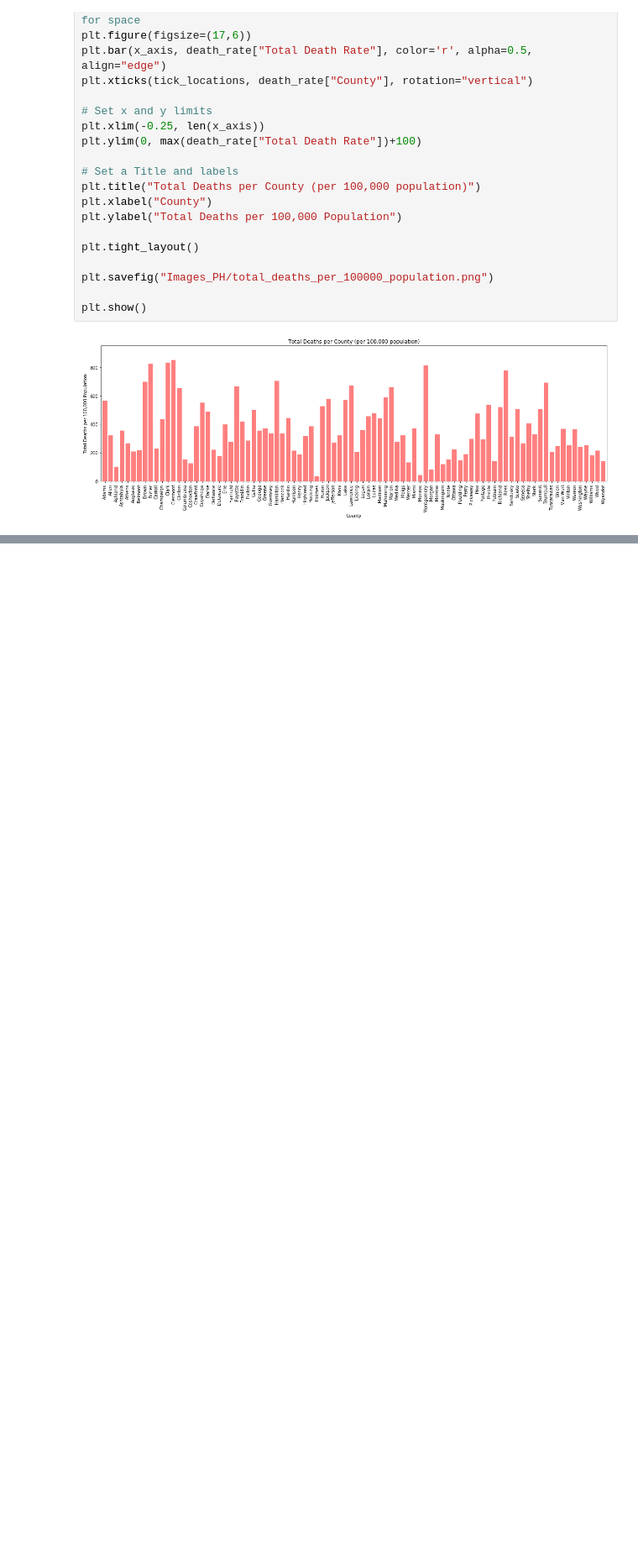
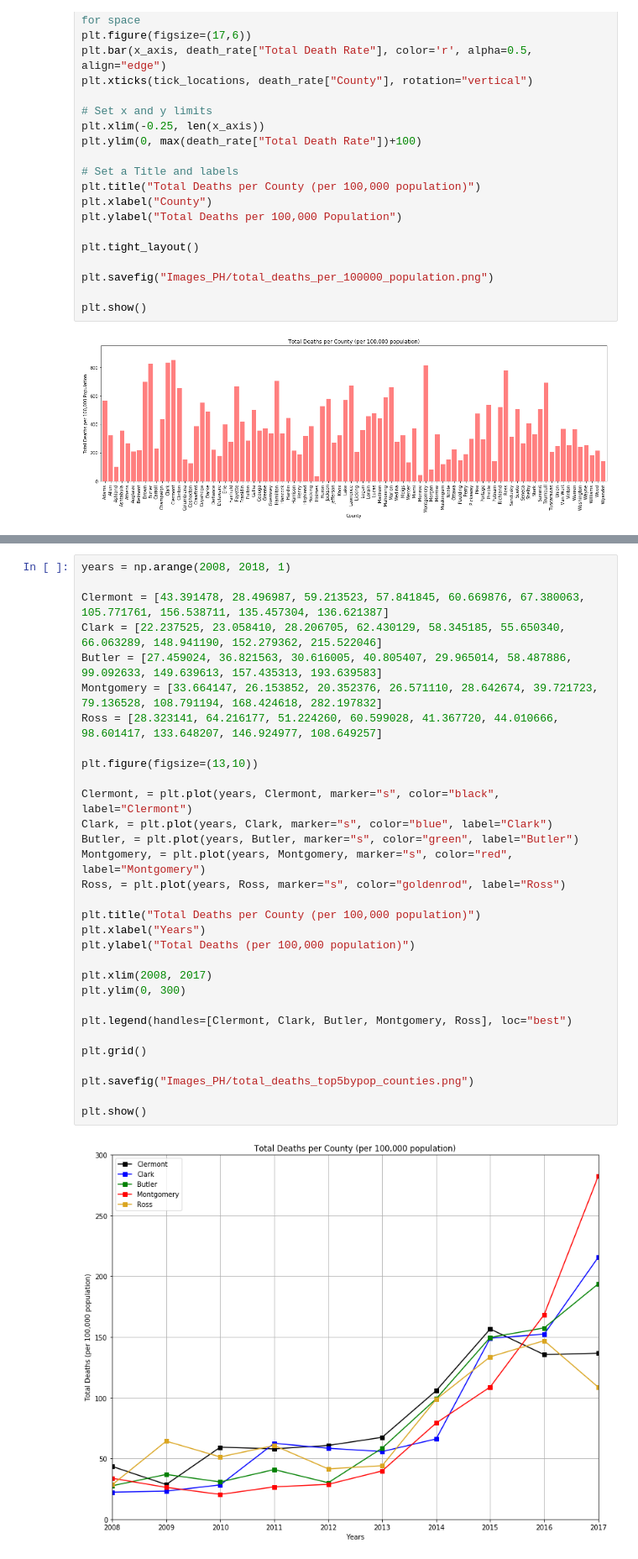
Before and after one commit to mervinator/project1group3, a Jupyter notebook: Project 1_PH/Death_Total_PH.ipynb, the cells around one changed output, grey strips where cells are left out. Shown at 84% size. Cells and saved outputs as stored; diff of their text form; blank space fills up the shorter version.

```diff
--- a/Project 1_PH/Death_Total_PH.ipynb
+++ b/Project 1_PH/Death_Total_PH.ipynb
@@ -534,0 +546,33 @@ plt.show()
+# %%
+years = np.arange(2008, 2018, 1)
+
+Clermont = [43.391478, 28.496987, 59.213523, 57.841845, 60.669876, 67.380063, 105.771761, 156.538711, 135.457304, 136.621387]
+Clark = [22.237525, 23.058410, 28.206705, 62.430129, 58.345185, 55.650340, 66.063289, 148.941190, 152.279362, 215.522046]
+Butler = [27.459024, 36.821563, 30.616005, 40.805407, 29.965014, 58.487886, 99.092633, 149.639613, 157.435313, 193.639583]
+Montgomery = [33.664147, 26.153852, 20.352376, 26.571110, 28.642674, 39.721723, 79.136528, 108.791194, 168.424618, 282.197832]
+Ross = [28.323141, 64.216177, 51.224260, 60.599028, 41.367720, 44.010666, 98.601417, 133.648207, 146.924977, 108.649257]
+
+plt.figure(figsize=(13,10))
+
+Clermont, = plt.plot(years, Clermont, marker="s", color="black", label="Clermont")
+Clark, = plt.plot(years, Clark, marker="s", color="blue", label="Clark")
+Butler, = plt.plot(years, Butler, marker="s", color="green", label="Butler")
+Montgomery, = plt.plot(years, Montgomery, marker="s", color="red", label="Montgomery")
+Ross, = plt.plot(years, Ross, marker="s", color="goldenrod", label="Ross")
+
+plt.title("Total Deaths per County (per 100,000 population)")
+plt.xlabel("Years")
+plt.ylabel("Total Deaths (per 100,000 population)")
+
+plt.xlim(2008, 2017)
+plt.ylim(0, 300)
+
+plt.legend(handles=[Clermont, Clark, Butler, Montgomery, Ross], loc="best")
+
+plt.grid()
+
+plt.savefig("Images_PH/total_deaths_top5bypop_counties.png")
+
+plt.show()
+# %% [output]
+[figure, added]
```
Also changed, not shown: parts of 1 cell of this notebook, 1 other file.
